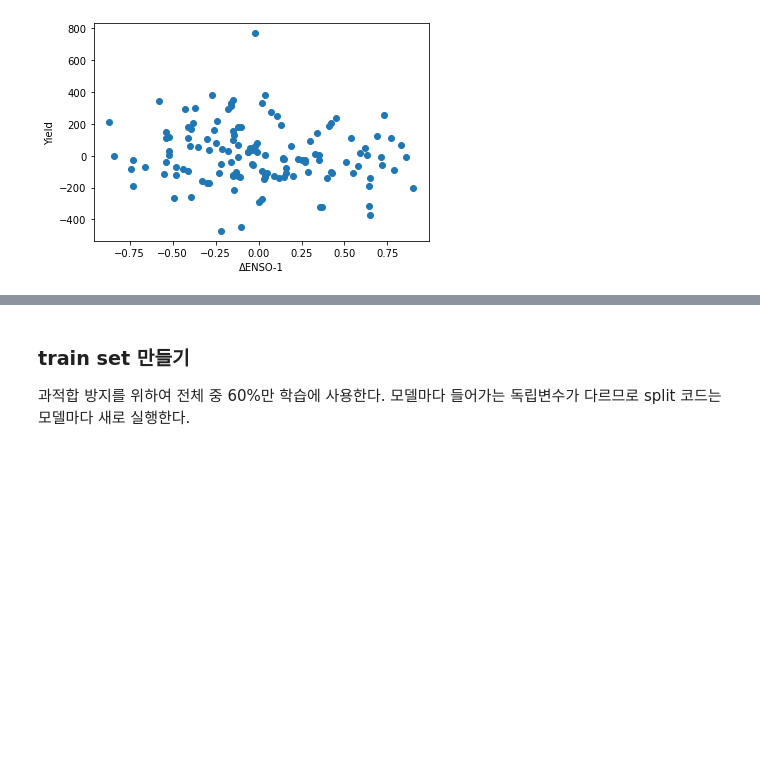
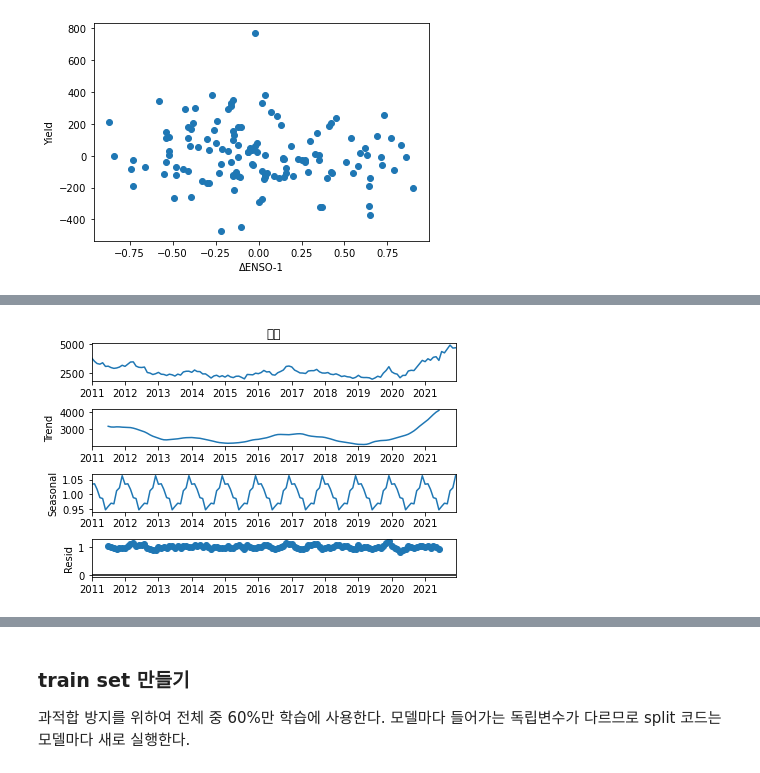
Before and after one commit to Soo-Im/PalmOil, a Jupyter notebook: ENSO-Palm_Prediction.ipynb, the cells around one changed output, grey strips where cells are left out. Saved outputs shown, nothing was run; the diff lists cells and outputs as text; code cells hidden in the pictures; blank space fills up the shorter version.

Commit message:
팜유 종가 seasonal decomposition 수행 후 scatter plot

```diff
--- a/ENSO-Palm_Prediction.ipynb
+++ b/ENSO-Palm_Prediction.ipynb
@@ -269,0 +282,10 @@ Text(0, 0.5, 'Yield')
+# %%
+decompose_result = seasonal_decompose(data['종가'], model="multiplicative")
+
+trend = decompose_result.trend
+seasonal = decompose_result.seasonal
+residual = decompose_result.resid
+
+decompose_result.plot();
+# %% [output]
+[figure, added]
```
Also changed, not shown: parts of 8 cells of this notebook.
